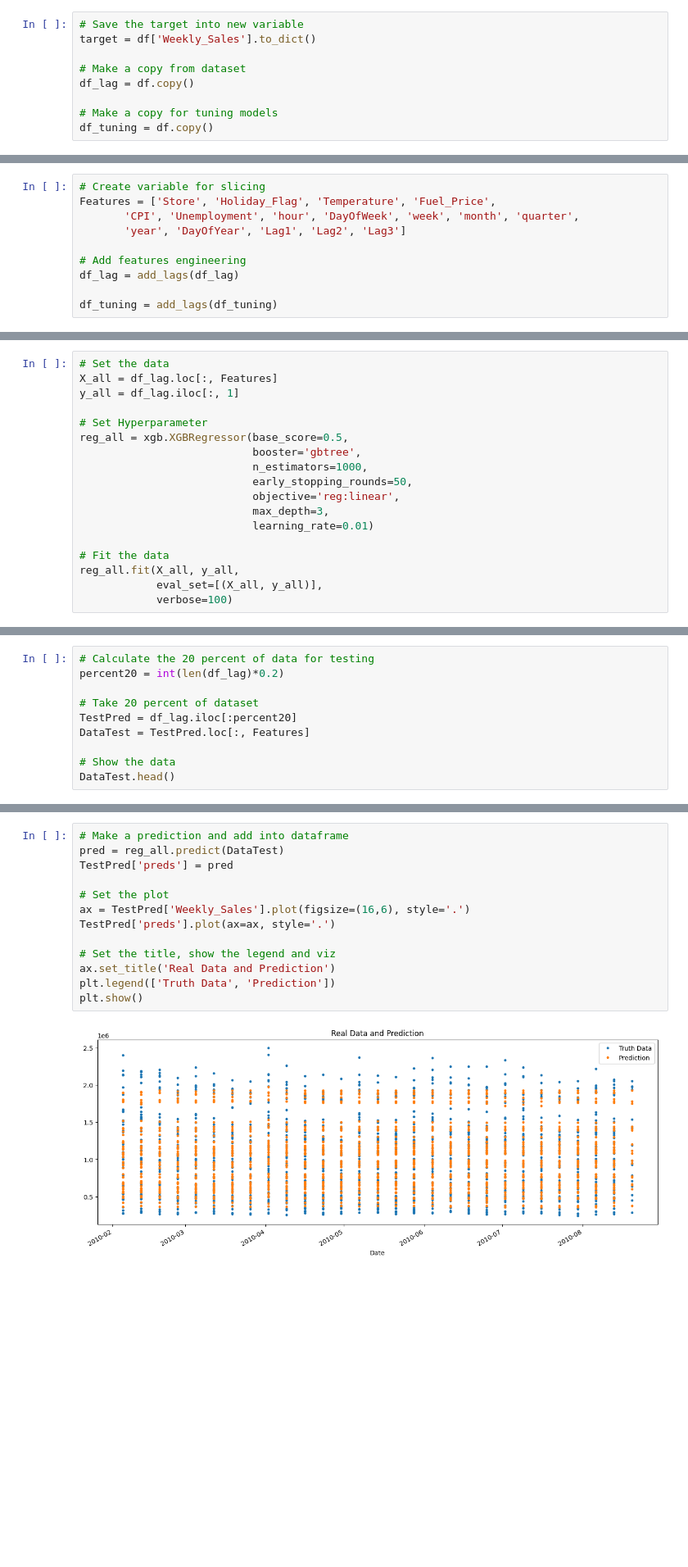
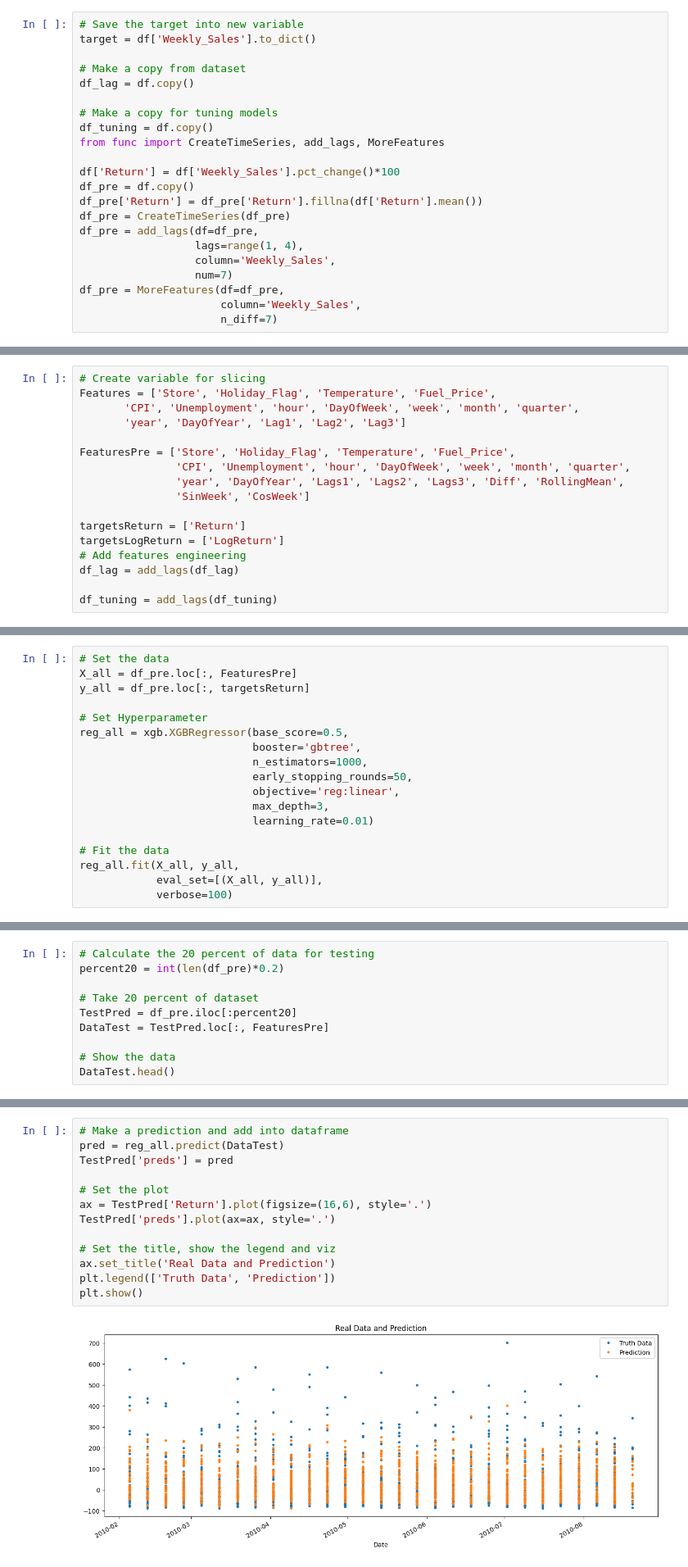
Before and after one commit to katasrofi/sales_performance, a Jupyter notebook: Forecasting.ipynb, the cells around one changed output, grey strips where cells are left out. Shown at 82% size. Saved outputs shown, nothing was run; the diff lists cells and outputs as text; blank space fills up the shorter version.

```diff
--- a/Forecasting.ipynb
+++ b/Forecasting.ipynb
@@ -266,6 +266,19 @@ df_lag = df.copy()
 
 # Make a copy for tuning models
 df_tuning = df.copy()
+from func import CreateTimeSeries, add_lags, MoreFeatures
+
+df['Return'] = df['Weekly_Sales'].pct_change()*100
+df_pre = df.copy()
+df_pre['Return'] = df_pre['Return'].fillna(df['Return'].mean())
+df_pre = CreateTimeSeries(df_pre)
+df_pre = add_lags(df=df_pre,
+                  lags=range(1, 4),
+                  column='Weekly_Sales',
+                  num=7)
+df_pre = MoreFeatures(df=df_pre,
+                      column='Weekly_Sales',
+                      n_diff=7)
 # %%
 # Create the function
 def add_lags(df):
@@ -280,6 +301,13 @@ Features = ['Store', 'Holiday_Flag', 'Temperature', 'Fuel_Price',
        'CPI', 'Unemployment', 'hour', 'DayOfWeek', 'week', 'month', 'quarter',
        'year', 'DayOfYear', 'Lag1', 'Lag2', 'Lag3']
 
+FeaturesPre = ['Store', 'Holiday_Flag', 'Temperature', 'Fuel_Price',
+               'CPI', 'Unemployment', 'hour', 'DayOfWeek', 'week', 'month', 'quarter',
+               'year', 'DayOfYear', 'Lags1', 'Lags2', 'Lags3', 'Diff', 'RollingMean',
+               'SinWeek', 'CosWeek']
+
+targetsReturn = ['Return']
+targetsLogReturn = ['LogReturn']
 # Add features engineering
 df_lag = add_lags(df_lag)
 
@@ -463,7 +482,7 @@ print(f'Score Score value:\n{"\n".join([f"{score:.2f}" for score in scores])}')
 # %%
 # Set the data
-X_all = df_lag.loc[:, Features]
-y_all = df_lag.iloc[:, 1]
+X_all = df_pre.loc[:, FeaturesPre]
+y_all = df_pre.loc[:, targetsReturn]
 
 # Set Hyperparameter
 reg_all = xgb.XGBRegressor(base_score=0.5,
@@ -515,10 +534,10 @@ fi.sort_values(by='Importance').plot(kind='barh', title='Feature Importances')
 # %%
 # Calculate the 20 percent of data for testing
-percent20 = int(len(df_lag)*0.2)
+percent20 = int(len(df_pre)*0.2)
 
 # Take 20 percent of dataset
-TestPred = df_lag.iloc[:percent20]
-DataTest = TestPred.loc[:, Features]
+TestPred = df_pre.iloc[:percent20]
+DataTest = TestPred.loc[:, FeaturesPre]
 
 # Show the data
 DataTest.head()
@@ -533,17 +552,17 @@ DataTest.head()
 # %%
 # Make a prediction and add into dataframe
 pred = reg_all.predict(DataTest)
 TestPred['preds'] = pred
 
 # Set the plot
-ax = TestPred['Weekly_Sales'].plot(figsize=(16,6), style='.')
+ax = TestPred['Return'].plot(figsize=(16,6), style='.')
 TestPred['preds'].plot(ax=ax, style='.')
 
 # Set the title, show the legend and viz
 ax.set_title('Real Data and Prediction')
 plt.legend(['Truth Data', 'Prediction'])
 plt.show()
 # %% [output]
-[figure, old version]
+[figure, new version]
 # %%
 # Calculate the error
```
Also changed, not shown: parts of 15 cells of this notebook, 29 other files.
